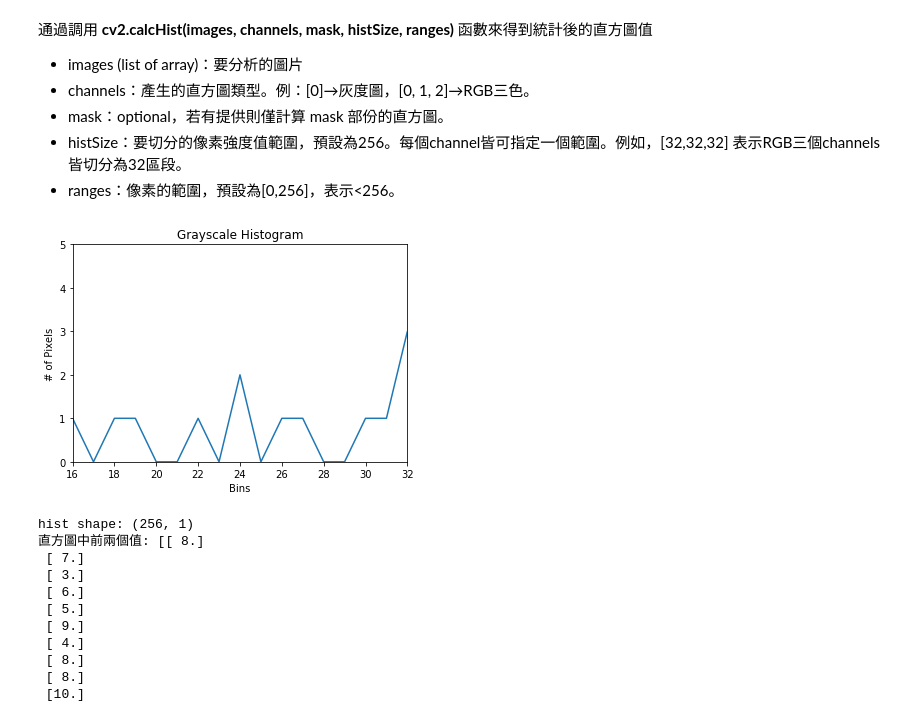
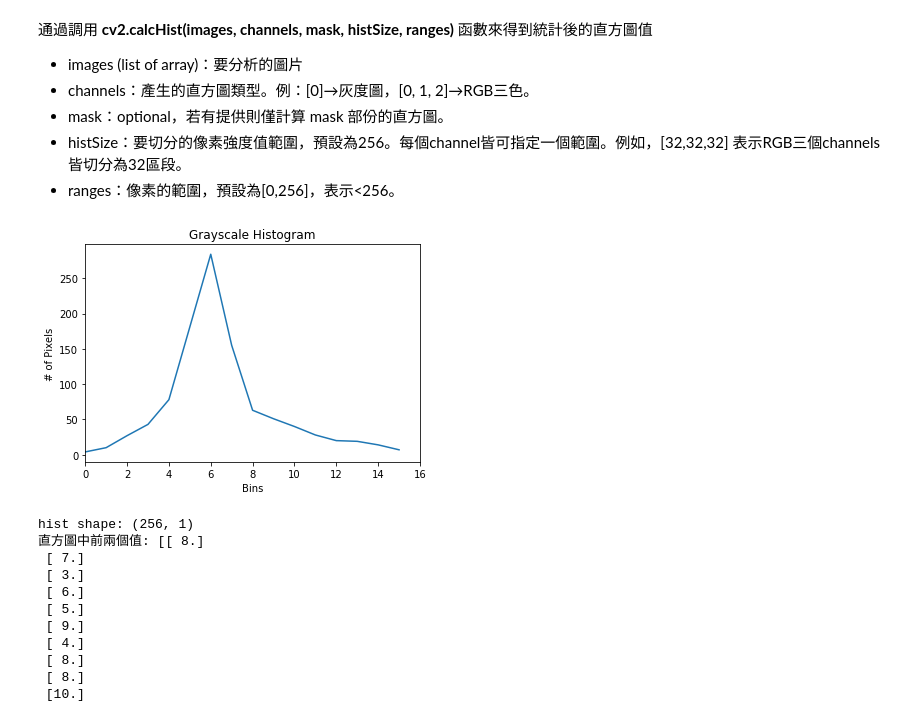
Before and after one commit to henry3556108/ML-3rd-100Day, a Jupyter notebook: Day090_color_histogram_HW.ipynb, the cells around one changed output. Cells and saved outputs as stored; diff of their text form; code cells hidden in the pictures.

```diff
--- a/Day090_color_histogram_HW.ipynb
+++ b/Day090_color_histogram_HW.ipynb
@@ -37,17 +35,16 @@ plt.show()
 * ranges：像素的範圍，預設為[0,256]，表示<256。
 # %%
 # 調用 cv2.calcHist 函數，回傳值就是 histogram
-hist = cv2.calcHist([gray], [0], None, [256], [0, 256])
+hist = cv2.calcHist([gray], [0], None, [16], [0, 256])
 plt.figure()
 plt.title("Grayscale Histogram")
 plt.xlabel("Bins")
 plt.ylabel("# of Pixels")
 plt.plot(hist)
-plt.xlim([16, 32])
-plt.ylim([0, 5])
+plt.xlim([0,16])
 plt.show()
 # %% [output]
-[figure, old version]
+[figure, new version]
 # %%
 print("hist shape:", hist.shape, "\n直方圖中前兩個值:", hist[16:32] ) # 1 表示該灰度圖中，只有 1 個 pixel 的值是 0，0 個 pixel 的值是 1
 # %% [output]
```
Also changed, not shown: parts of 1 cell of this notebook.
